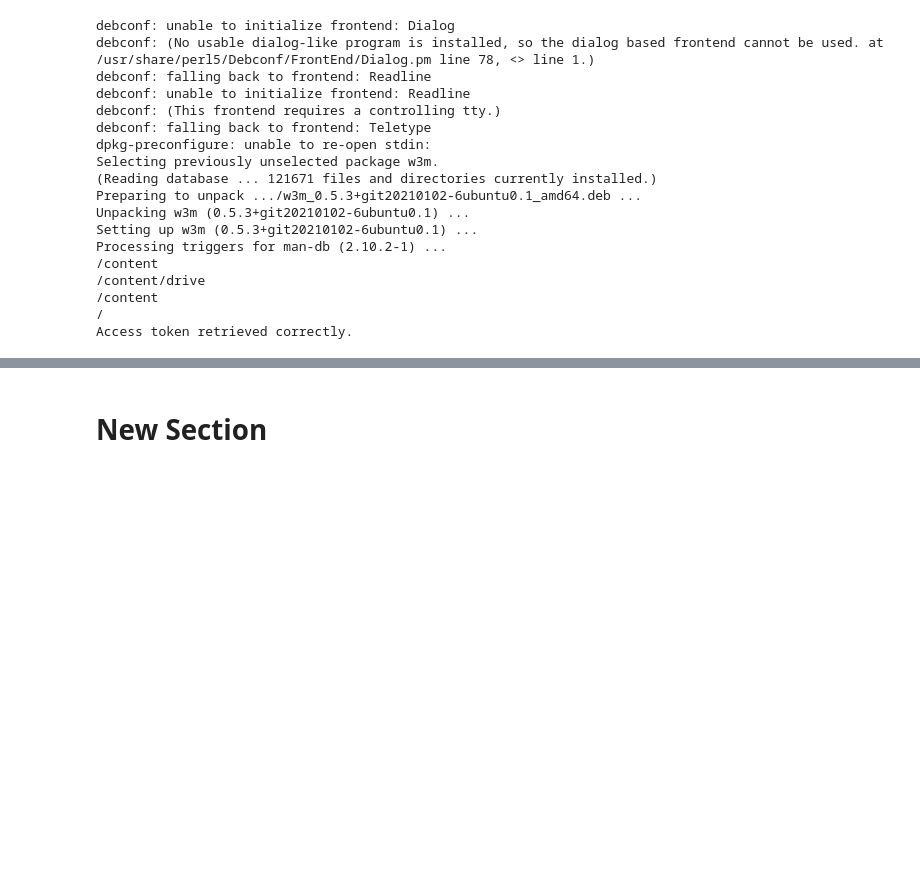
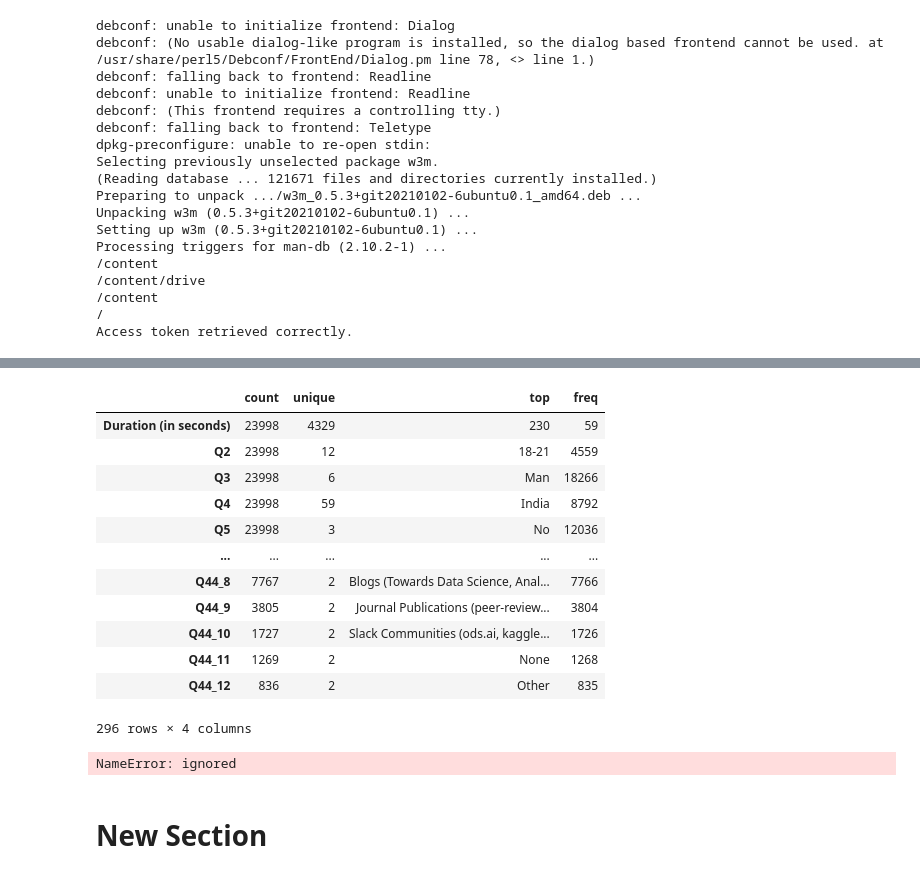
Before and after one commit to Shr11/WomenInSTEM, a Jupyter notebook: main.ipynb, the cells around one changed output, grey strips where cells are left out. Saved outputs shown, nothing was run; the diff lists cells and outputs as text; code cells hidden in the pictures; blank space fills up the shorter version.

```diff
--- a/main.ipynb
+++ b/main.ipynb
@@ -122,2 +159,23 @@ df = pd.read_csv('/content/drive/MyDrive/kaggle_survey_2022_responses.csv')
+# %%
+#getting statistics of data
+df.describe().T
+# %% [output]
+|  | count | unique | top | freq |
+| Duration (in seconds) | 23998 | 4329 | 230 | 59 |
+| Q2 | 23998 | 12 | 18-21 | 4559 |
+| Q3 | 23998 | 6 | Man | 18266 |
+| Q4 | 23998 | 59 | India | 8792 |
+| Q5 | 23998 | 3 | No | 12036 |
+| ... | ... | ... | ... | ... |
+| Q44_8 | 7767 | 2 | Blogs (Towards Data Science, Anal... | 7766 |
+| Q44_9 | 3805 | 2 | Journal Publications (peer-review... | 3804 |
+| Q44_10 | 1727 | 2 | Slack Communities (ods.ai, kaggle... | 1726 |
+| Q44_11 | 1269 | 2 | None | 1268 |
+| Q44_12 | 836 | 2 | Other | 835 |
+296 rows × 4 columns
+# %%
+st.write("Analyzing data on women in universities")
+# %% [output]
+NameError: ignored
 # %% [markdown]
 # New Section
```
Also changed, not shown: parts of 3 cells of this notebook.
